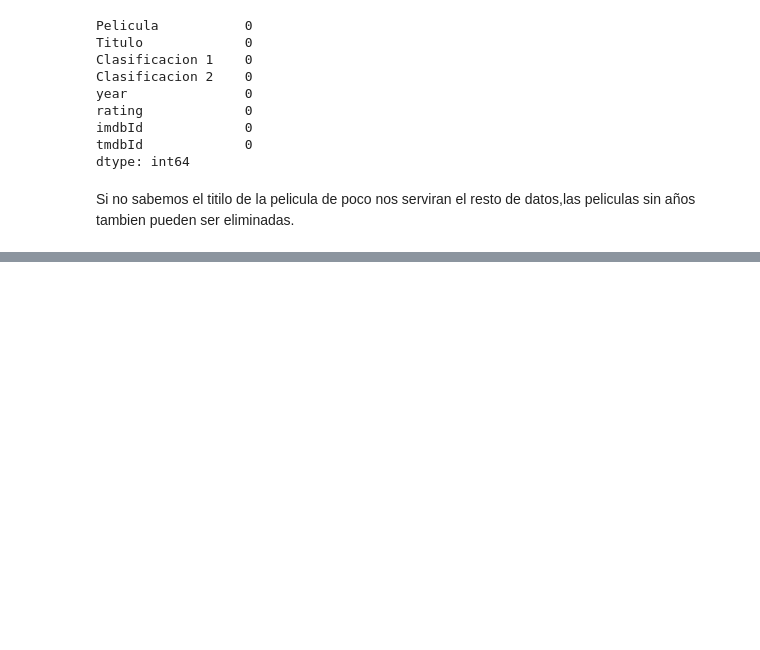
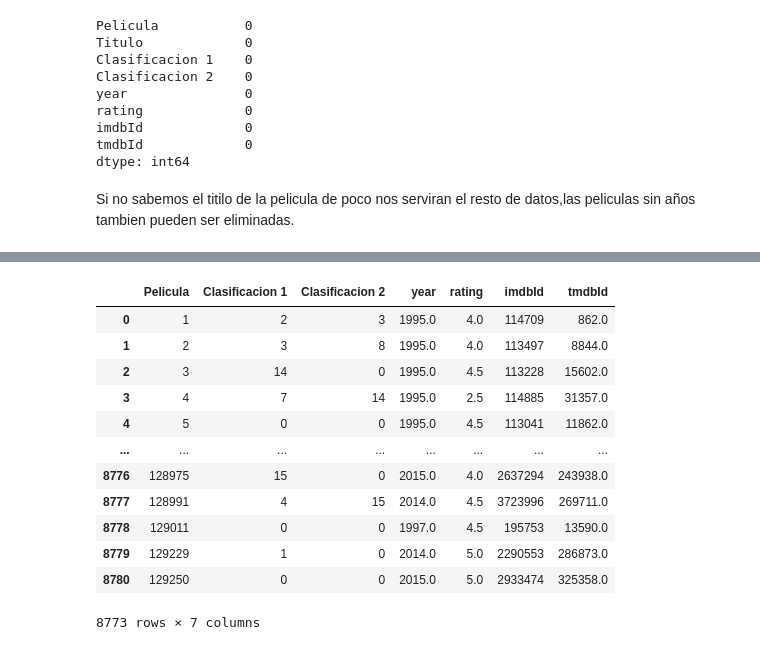
Before and after one commit to roxyconstantine-dev/Proyecto-Final-de-An-lisis-Datos, a Jupyter notebook: borrador.ipynb, the cells around one changed output, grey strips where cells are left out. Cells and saved outputs as stored; diff of their text form; code cells hidden in the pictures; blank space fills up the shorter version.

```diff
--- a/borrador.ipynb
+++ b/borrador.ipynb
@@ -270,0 +282,17 @@ See the caveats in the documentation: https://pandas.pydata.org/pandas-docs/stab
+# %%
+train=clean_datos.drop(['Titulo'], axis=1)
+train
+# %% [output]
+|  | Pelicula | Clasificacion 1 | Clasificacion 2 | year | rating | imdbId | tmdbId |
+| 0 | 1 | 2 | 3 | 1995.0 | 4.0 | 114709 | 862.0 |
+| 1 | 2 | 3 | 8 | 1995.0 | 4.0 | 113497 | 8844.0 |
+| 2 | 3 | 14 | 0 | 1995.0 | 4.5 | 113228 | 15602.0 |
+| 3 | 4 | 7 | 14 | 1995.0 | 2.5 | 114885 | 31357.0 |
+| 4 | 5 | 0 | 0 | 1995.0 | 4.5 | 113041 | 11862.0 |
+| ... | ... | ... | ... | ... | ... | ... | ... |
+| 8776 | 128975 | 15 | 0 | 2015.0 | 4.0 | 2637294 | 243938.0 |
+| 8777 | 128991 | 4 | 15 | 2014.0 | 4.5 | 3723996 | 269711.0 |
+| 8778 | 129011 | 0 | 0 | 1997.0 | 4.5 | 195753 | 13590.0 |
+| 8779 | 129229 | 1 | 0 | 2014.0 | 5.0 | 2290553 | 286873.0 |
+| 8780 | 129250 | 0 | 0 | 2015.0 | 5.0 | 2933474 | 325358.0 |
+8773 rows × 7 columns
```
Also changed, not shown: parts of 27 cells of this notebook.
